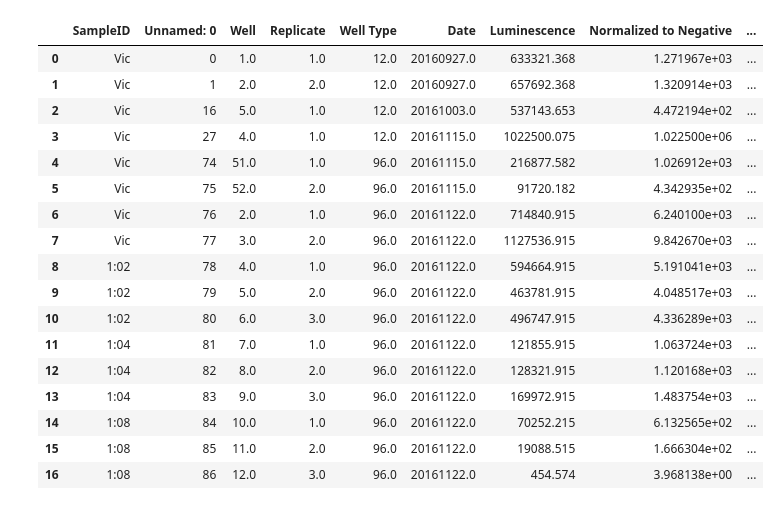
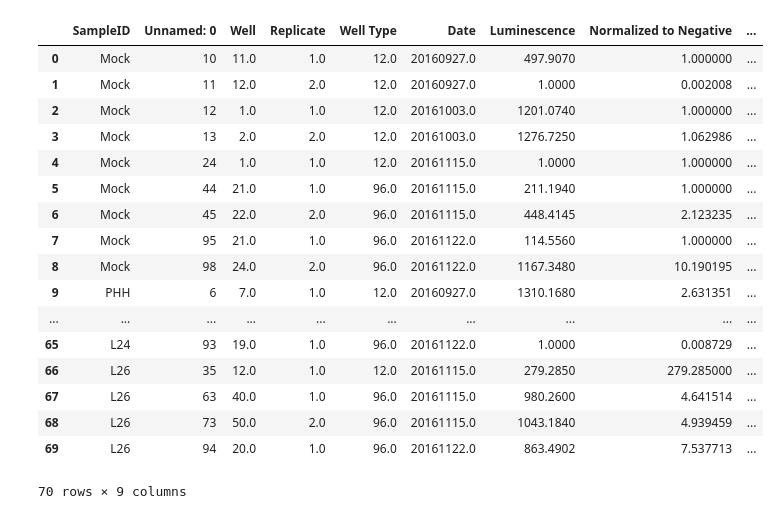
Before and after one commit to ericmjl/protein-systematic-characterization, a Jupyter notebook: data/Luminometrics/20161130-Data-analysis.ipynb, the cells around one changed output. Cells and saved outputs as stored; diff of their text form; code cells hidden in the pictures.

```diff
--- a/data/Luminometrics/20161130-Data-analysis.ipynb
+++ b/data/Luminometrics/20161130-Data-analysis.ipynb
@@ -5,33 +3,34 @@ WARNING (theano.configdefaults): g++ not detected ! Theano will be unable to exe
 # %%
 import pandas as pd
+import matplotlib.pyplot as plt
 import seaborn as sns
-import matplotlib.pyplot as plt
 %matplotlib inline
 
 df = pd.read_csv("master_datafile.csv", index_col="SampleID")
 #df = df.loc[["Mock", "Vic", "PHH", "L1", "L3", "L4", "L6", "L7", "L11", "L12", "L16", "L17", "L18", "L19", "L20","L22","L23", "L24", "L26"]]
-df = df.loc[["Vic", "1:02", "1:04", "1:08"]]
+#df = df.loc[["Vic", "1:02", "1:04", "1:08"]]
+df = df.loc[["Mock", "PHH", "L1", "L3", "L4", "L6", "L7", "L11", "L12", "L16", "L17", "L18", "L19", "L20","L22","L23", "L24", "L26"]]
 df = df.reset_index()
 df
 # %% [output]
 |  | SampleID | Unnamed: 0 | Well | Replicate | Well Type | Date | Luminescence | Normalized to Negative | ... |
-| 0 | Vic | 0 | 1.0 | 1.0 | 12.0 | 20160927.0 | 633321.368 | 1.271967e+03 | ... |
-| 1 | Vic | 1 | 2.0 | 2.0 | 12.0 | 20160927.0 | 657692.368 | 1.320914e+03 | ... |
-| 2 | Vic | 16 | 5.0 | 1.0 | 12.0 | 20161003.0 | 537143.653 | 4.472194e+02 | ... |
-| 3 | Vic | 27 | 4.0 | 1.0 | 12.0 | 20161115.0 | 1022500.075 | 1.022500e+06 | ... |
-| 4 | Vic | 74 | 51.0 | 1.0 | 96.0 | 20161115.0 | 216877.582 | 1.026912e+03 | ... |
-| 5 | Vic | 75 | 52.0 | 2.0 | 96.0 | 20161115.0 | 91720.182 | 4.342935e+02 | ... |
-| 6 | Vic | 76 | 2.0 | 1.0 | 96.0 | 20161122.0 | 714840.915 | 6.240100e+03 | ... |
-| 7 | Vic | 77 | 3.0 | 2.0 | 96.0 | 20161122.0 | 1127536.915 | 9.842670e+03 | ... |
-| 8 | 1:02 | 78 | 4.0 | 1.0 | 96.0 | 20161122.0 | 594664.915 | 5.191041e+03 | ... |
-| 9 | 1:02 | 79 | 5.0 | 2.0 | 96.0 | 20161122.0 | 463781.915 | 4.048517e+03 | ... |
-| 10 | 1:02 | 80 | 6.0 | 3.0 | 96.0 | 20161122.0 | 496747.915 | 4.336289e+03 | ... |
-| 11 | 1:04 | 81 | 7.0 | 1.0 | 96.0 | 20161122.0 | 121855.915 | 1.063724e+03 | ... |
-| 12 | 1:04 | 82 | 8.0 | 2.0 | 96.0 | 20161122.0 | 128321.915 | 1.120168e+03 | ... |
-| 13 | 1:04 | 83 | 9.0 | 3.0 | 96.0 | 20161122.0 | 169972.915 | 1.483754e+03 | ... |
-| 14 | 1:08 | 84 | 10.0 | 1.0 | 96.0 | 20161122.0 | 70252.215 | 6.132565e+02 | ... |
-| 15 | 1:08 | 85 | 11.0 | 2.0 | 96.0 | 20161122.0 | 19088.515 | 1.666304e+02 | ... |
-| 16 | 1:08 | 86 | 12.0 | 3.0 | 96.0 | 20161122.0 | 454.574 | 3.968138e+00 | ... |
+| 0 | Mock | 10 | 11.0 | 1.0 | 12.0 | 20160927.0 | 497.9070 | 1.000000 | ... |
+| 1 | Mock | 11 | 12.0 | 2.0 | 12.0 | 20160927.0 | 1.0000 | 0.002008 | ... |
+| 2 | Mock | 12 | 1.0 | 1.0 | 12.0 | 20161003.0 | 1201.0740 | 1.000000 | ... |
+| 3 | Mock | 13 | 2.0 | 2.0 | 12.0 | 20161003.0 | 1276.7250 | 1.062986 | ... |
+| 4 | Mock | 24 | 1.0 | 1.0 | 12.0 | 20161115.0 | 1.0000 | 1.000000 | ... |
+| 5 | Mock | 44 | 21.0 | 1.0 | 96.0 | 20161115.0 | 211.1940 | 1.000000 | ... |
+| 6 | Mock | 45 | 22.0 | 2.0 | 96.0 | 20161115.0 | 448.4145 | 2.123235 | ... |
+| 7 | Mock | 95 | 21.0 | 1.0 | 96.0 | 20161122.0 | 114.5560 | 1.000000 | ... |
+| 8 | Mock | 98 | 24.0 | 2.0 | 96.0 | 20161122.0 | 1167.3480 | 10.190195 | ... |
+| 9 | PHH | 6 | 7.0 | 1.0 | 12.0 | 20160927.0 | 1310.1680 | 2.631351 | ... |
+| ... | ... | ... | ... | ... | ... | ... | ... | ... | ... |
+| 65 | L24 | 93 | 19.0 | 1.0 | 96.0 | 20161122.0 | 1.0000 | 0.008729 | ... |
+| 66 | L26 | 35 | 12.0 | 1.0 | 12.0 | 20161115.0 | 279.2850 | 279.285000 | ... |
+| 67 | L26 | 63 | 40.0 | 1.0 | 96.0 | 20161115.0 | 980.2600 | 4.641514 | ... |
+| 68 | L26 | 73 | 50.0 | 2.0 | 96.0 | 20161115.0 | 1043.1840 | 4.939459 | ... |
+| 69 | L26 | 94 | 20.0 | 1.0 | 96.0 | 20161122.0 | 863.4902 | 7.537713 | ... |
+70 rows × 9 columns
 # %%
 #plotting
 plt.figure(figsize=(12,4))
```
Also changed, not shown: parts of 3 cells of this notebook, 3 other files.
